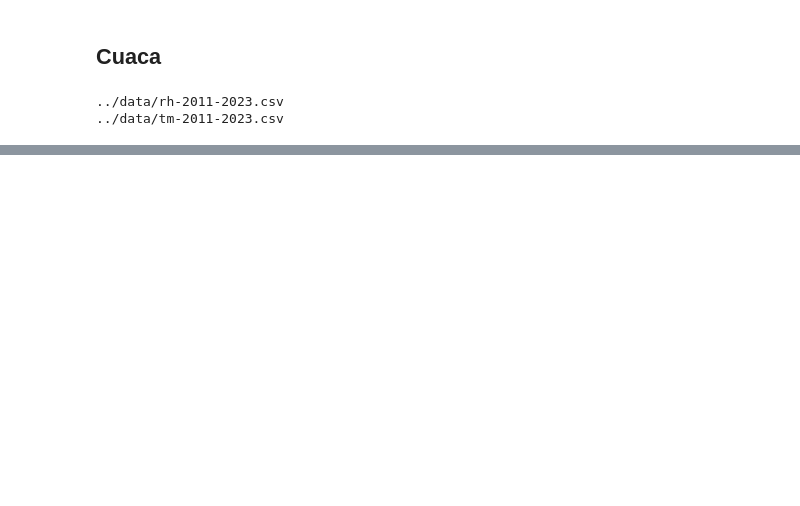
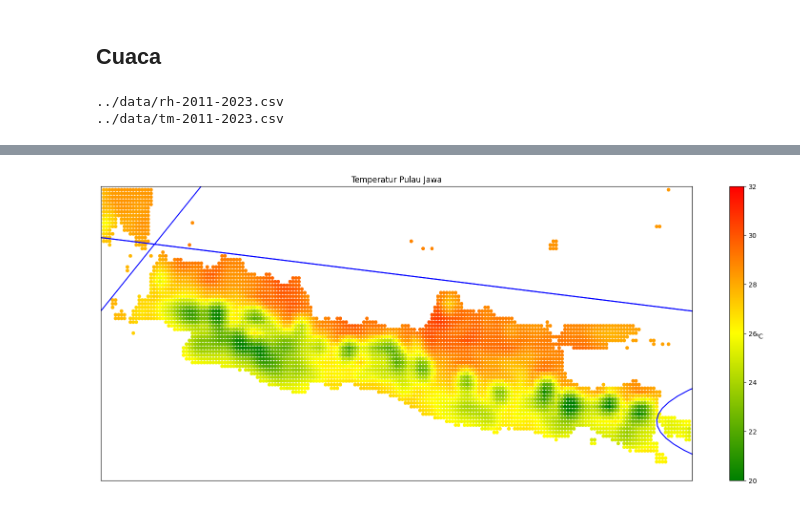
Before and after one commit to ariansyahedu/RBL_Visualisasi, a Jupyter notebook: src/EDA.ipynb, the cells around one changed output, grey strips where cells are left out. Saved outputs shown, nothing was run; the diff lists cells and outputs as text; code cells hidden in the pictures; blank space fills up the shorter version.

```diff
--- a/src/EDA.ipynb
+++ b/src/EDA.ipynb
@@ -30,0 +52,24 @@ dfc = pd.read_csv(ffp[1], names = header)
+# %%
+dfnew = dfc[dfc["longitude"]<115]
+dfnew = dfnew[105<dfnew["longitude"]]
+dfnew = dfnew[dfnew["latitude"]<-5]
+dfnew = dfnew[-9<dfnew["latitude"]]
+
+xs = np.linspace(105,115)
+x = dfnew["longitude"].to_numpy()
+y = dfnew["latitude"].to_numpy()
+plt.figure(figsize=(20,8))
+plt.plot(xs,(xs-105)*1-6.7,'b')
+plt.plot(xs,(xs-105)*-0.1-5.7,'b')
+plt.plot(xs,(xs-105)*-0.1-5.7,'b')
+plt.plot(3*(ys+8.2)**2+114.4,ys,'b')
+plt.scatter(x,y, c=dfnew[header[1000]],cmap=cmap,s=20,vmin = 20, vmax = 32)
+plt.colorbar().ax.set_ylabel("°C",rotation=0)
+plt.xlim([105,115])
+plt.ylim([-9,-5])
+plt.title("Temperatur Pulau Jawa")
+plt.tick_params(left = False, right = False , labelleft = False ,
+                labelbottom = False, bottom = False)
+plt.show()
+# %% [output]
+[figure, added]
```
Also changed, not shown: parts of 29 cells of this notebook, 2 other files.
